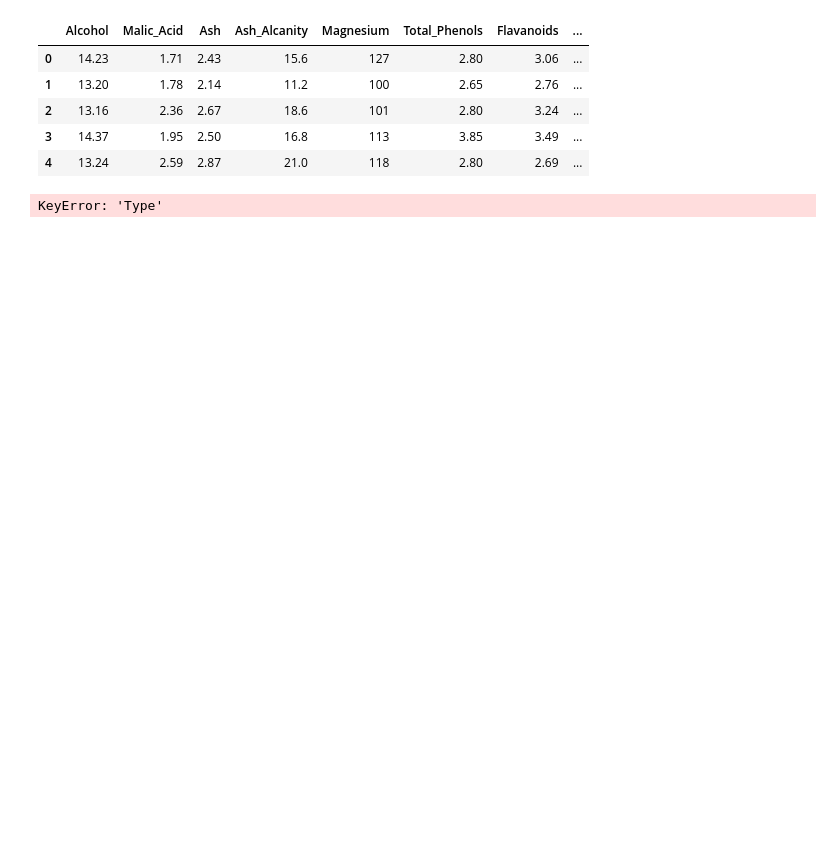
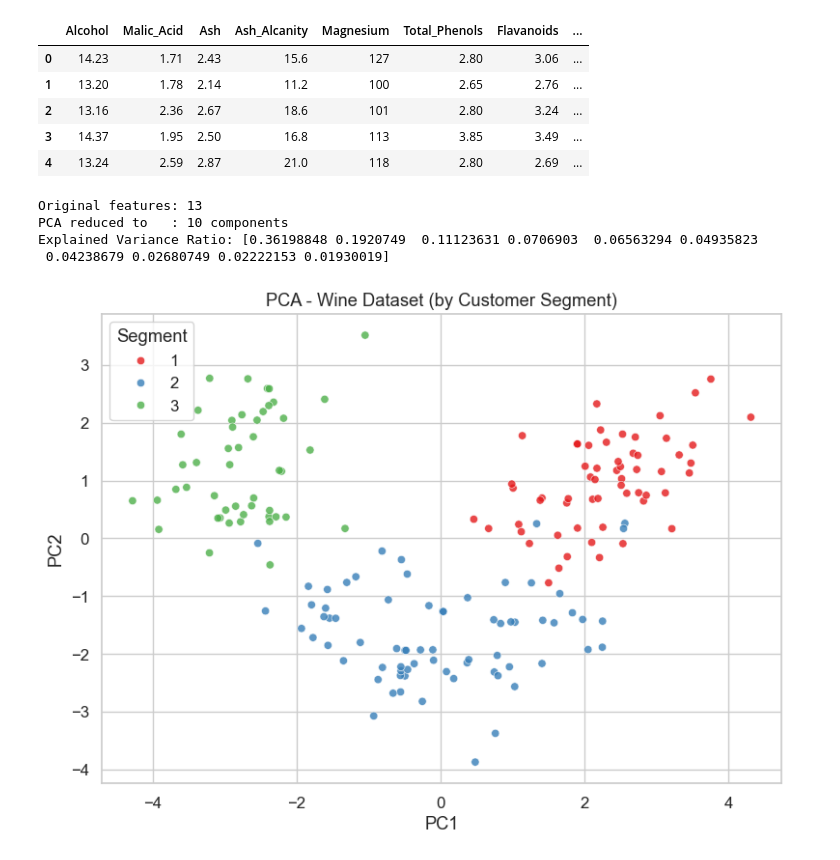
Before and after one commit to AyushVaZe67/BE, a Jupyter notebook: 7th Sem/CL1/ML/ML-PR1.ipynb, the cells around one changed output. Saved outputs shown, nothing was run; the diff lists cells and outputs as text; code cells hidden in the pictures; blank space fills up the shorter version.

```diff
--- a/7th Sem/CL1/ML/ML-PR1.ipynb
+++ b/7th Sem/CL1/ML/ML-PR1.ipynb
@@ -19,8 +13,39 @@ df.head()
 | 3 | 14.37 | 1.95 | 2.50 | 16.8 | 113 | 3.85 | 3.49 | ... |
 | 4 | 13.24 | 2.59 | 2.87 | 21.0 | 118 | 2.80 | 2.69 | ... |
 # %%
-target_col = 'Type'
-y = df[target_col]                     # labels: red / white
+target_col = 'Customer_Segment'
+y = df[target_col]
 X = df.drop(columns=[target_col])
-# %% [output]
-KeyError: 'Type'
+# %%
+scaler = StandardScaler()
+X_scaled = scaler.fit_transform(X)
+# %%
+pca = PCA(n_components=0.95, random_state=42)
+X_pca = pca.fit_transform(X_scaled)
+# %%
+pc_cols = [f'PC{i+1}' for i in range(X_pca.shape[1])]
+df_pca = pd.DataFrame(X_pca, columns=pc_cols)
+df_pca['Segment'] = y
+# %%
+print(f"Original features: {X.shape[1]}")
+print(f"PCA reduced to   : {X_pca.shape[1]} components")
+print("Explained Variance Ratio:", pca.explained_variance_ratio_)
+# %% [output]
+Original features: 13
+PCA reduced to   : 10 components
+Explained Variance Ratio: [0.36198848 0.1920749  0.11123631 0.0706903  0.06563294 0.04935823
+ 0.04238679 0.02680749 0.02222153 0.01930019]
+# %%
+plt.figure(figsize=(8,6))
+sns.scatterplot(
+    data=df_pca,
+    x='PC1', y='PC2',
+    hue='Segment',
+    palette='Set1',
+    alpha=0.8
+)
+plt.title("PCA - Wine Dataset (by Customer Segment)")
+plt.tight_layout()
+plt.show()
+# %% [output]
+[figure, added]
```
Also changed, not shown: parts of 3 cells of this notebook.
